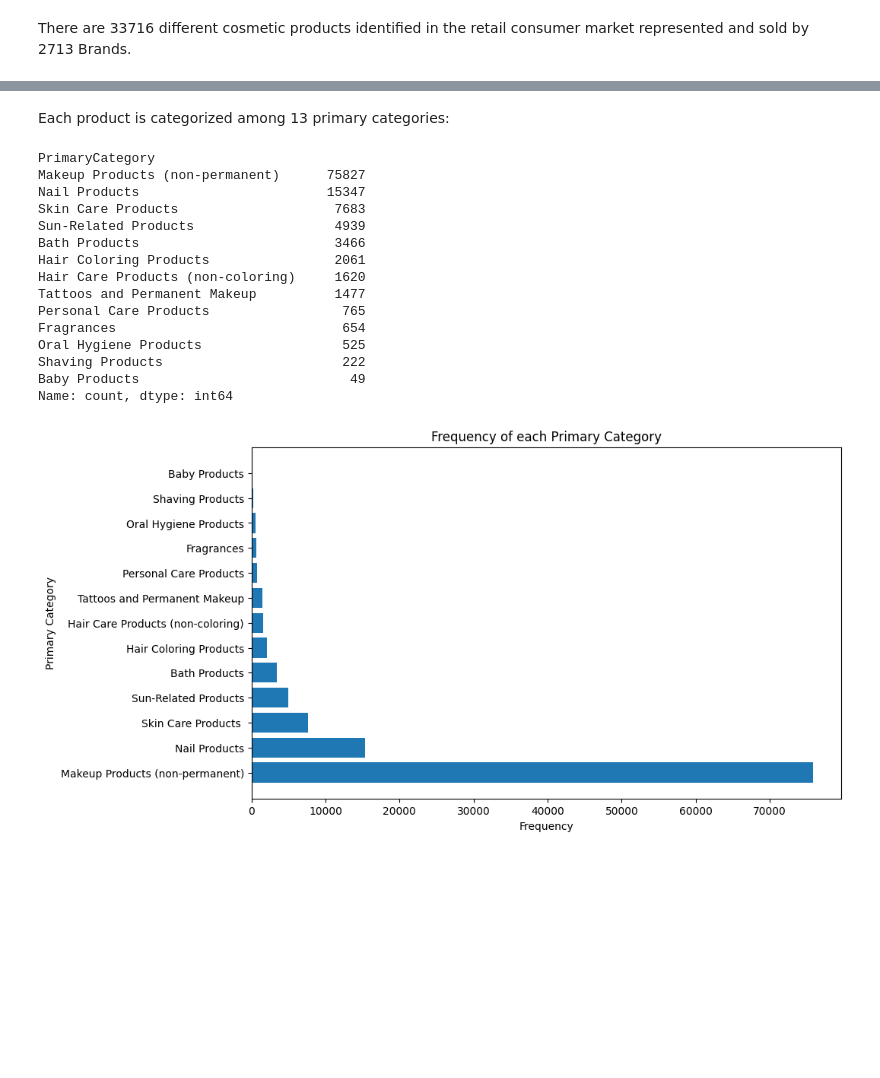
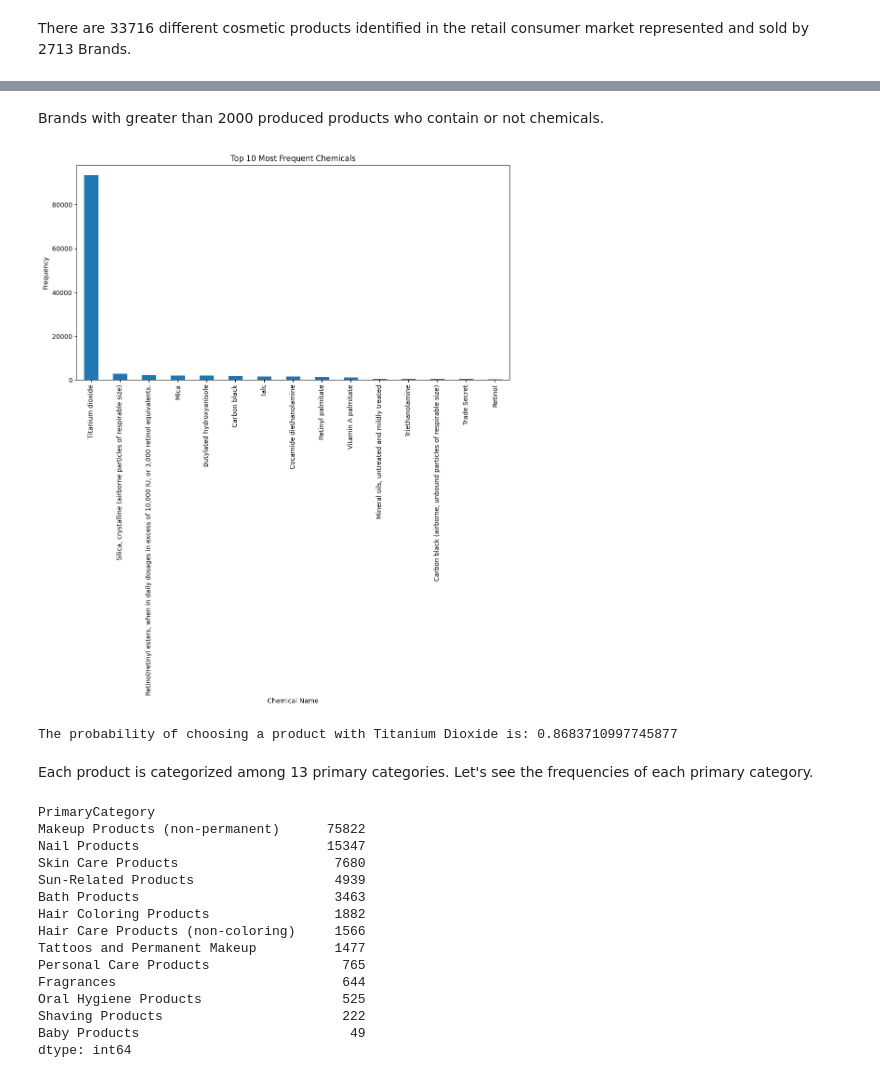
Before and after one commit to fabioladulla/Chemicals-in-Cosmetics, a Jupyter notebook: notebooks/chemicals_in_cosmetics.ipynb, the cells around one changed output, grey strips where cells are left out. Drawn from its saved outputs; the diff is of its cells as text; code cells hidden in the pictures; blank space fills up the shorter version.

```diff
--- a/notebooks/chemicals_in_cosmetics.ipynb
+++ b/notebooks/chemicals_in_cosmetics.ipynb
@@ -150,5 +160,5 @@ I will drop the columns ChemicalDateRemoved and DiscontinuedDate.
 # %%
-data.drop(['ChemicalDateRemoved', 'DiscontinuedDate'], axis=1, inplace=True)
+data.drop(['DiscontinuedDate'], axis=1, inplace=True)
 # %%
 data.shape
 # %% [output]
@@ -160,7 +170,7 @@ data['BrandName'].fillna(method='ffill', inplace=True)
 # %% [markdown]
 After analyzing the columns of my dataframe I realized that I don't need the other three columns (CSFId, CSF, CasNumber) which contain missing values. For this reason I will drop them too and I will have a dataframe without missing values and columns which are not important for my further analyses.
 # %%
-data.drop(['CSFId', 'CSF', 'CasNumber'], axis=1, inplace=True)
+data.drop(['CSFId', 'CasNumber'], axis=1, inplace=True)
 # %%
 data.shape
 # %% [output]
@@ -188,0 +180,6 @@ dtype: int64
+# %%
+def replace_nan_with_unknown(df, column_name):
+    df[column_name].fillna('unknown', inplace=True)
+    return df
+# %%
+data = replace_nan_with_unknown(data, 'CSF')
@@ -319,30 +358,41 @@ There are 33716 different cosmetic products identified in the retail consumer ma
+# %% [markdown]
+Brands with greater than 2000 produced products who contain or not chemicals.
+# %%
+chemical_frequency = data['ChemicalName'].value_counts()
+chemical_frequency[:15].plot(kind='bar', figsize=(12,6))
+plt.title('Top 10 Most Frequent Chemicals')
+plt.xlabel('Chemical Name')
+plt.ylabel('Frequency')
+
+plt.show()
+# %% [output]
+[figure, added]
+# %%
+num_products_with_titanium_dioxide = data[data['ChemicalName'] == 'Titanium dioxide']['ProductName'].nunique()
+total_products = data['ProductName'].nunique()
+probability = num_products_with_titanium_dioxide / total_products
+
+print('The probability of choosing a product with Titanium Dioxide is:', probability)
+# %% [output]
+The probability of choosing a product with Titanium Dioxide is: 0.8683710997745877
 # %% [markdown]
-Each product is categorized among 13 primary categories:
+Each product is categorized among 13 primary categories. Let's see the frequencies of each primary category.
 # %%
-category_frequency = data['PrimaryCategory'].value_counts()
-print(category_frequency)
+category_frequency = data.groupby('PrimaryCategory').size().sort_values(ascending=False)
+category_frequency
 # %% [output]
 PrimaryCategory
-Makeup Products (non-permanent)      75827
+Makeup Products (non-permanent)      75822
 Nail Products                        15347
-Skin Care Products                    7683
+Skin Care Products                    7680
 Sun-Related Products                  4939
-Bath Products                         3466
-Hair Coloring Products                2061
-Hair Care Products (non-coloring)     1620
+Bath Products                         3463
+Hair Coloring Products                1882
+Hair Care Products (non-coloring)     1566
 Tattoos and Permanent Makeup          1477
 Personal Care Products                 765
-Fragrances                             654
+Fragrances                             644
 Oral Hygiene Products                  525
 Shaving Products                       222
 Baby Products                           49
-Name: count, dtype: int64
+dtype: int64
-# %%
-plt.figure(figsize=(10,6))
-plt.barh(category_frequency.index, category_frequency.values)
-plt.title('Frequency of each Primary Category')
-plt.xlabel('Frequency')
-plt.ylabel('Primary Category')
-plt.show()
-# %% [output]
-[figure, removed]
```
Also changed, not shown: parts of 38 cells of this notebook, 7 other files.
